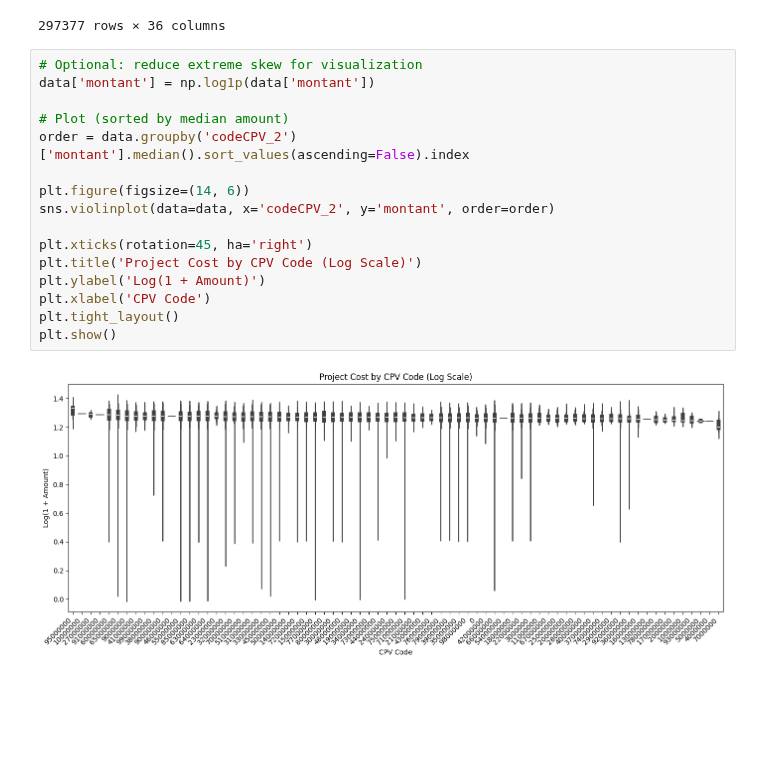
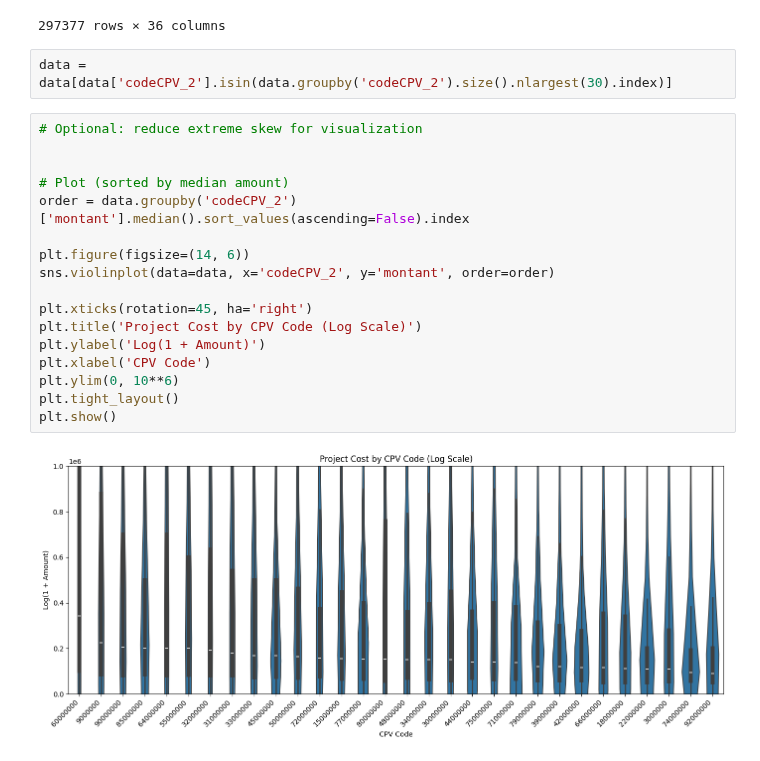
Before and after one commit to RonanB400/decp_ml, a Jupyter notebook: notebooks/JH_classifiers.ipynb, the cells around one changed output. Saved outputs shown, nothing was run; the diff lists cells and outputs as text; blank space fills up the shorter version.

```diff
--- a/notebooks/JH_classifiers.ipynb
+++ b/notebooks/JH_classifiers.ipynb
@@ -240,21 +240,24 @@ data
 | 299668 | 219711132000152022I772-4 | 2022I772-4 | Marché | 21971113200015 | COMMUNE DU GOSIER | 219 711 132 | 41347003000029 | ... |
 | 299669 | 200054807000172025Z240001S10 | 2025Z240001S10 | Marché | 20005480700017 | METROPOLE D'AIX-MARSEILLE-PROVENCE | 200 054 807 | 43323036400047 | ... |
 297377 rows × 36 columns
+# %%
+data = data[data['codeCPV_2'].isin(data.groupby('codeCPV_2').size().nlargest(30).index)]
 # %%
 # Optional: reduce extreme skew for visualization
-data['montant'] = np.log1p(data['montant'])
+
 
 # Plot (sorted by median amount)
 order = data.groupby('codeCPV_2')['montant'].median().sort_values(ascending=False).index
 
 plt.figure(figsize=(14, 6))
 sns.violinplot(data=data, x='codeCPV_2', y='montant', order=order)
 
 plt.xticks(rotation=45, ha='right')
 plt.title('Project Cost by CPV Code (Log Scale)')
 plt.ylabel('Log(1 + Amount)')
 plt.xlabel('CPV Code')
+plt.ylim(0, 10**6)
 plt.tight_layout()
 plt.show()
 # %% [output]
-[figure, old version]
+[figure, new version]
```
Also changed, not shown: parts of 1 cell of this notebook.
